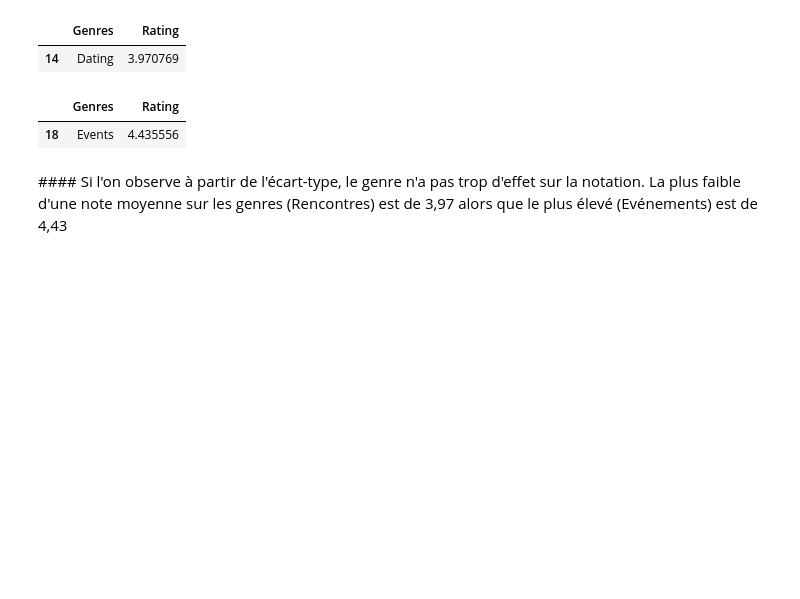
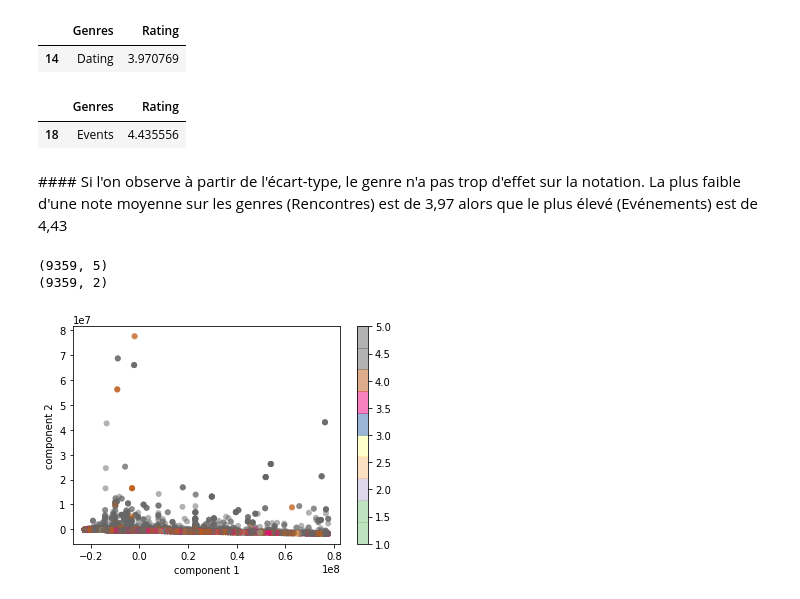
Before and after one commit to samirLazzali/androidAppEDA, a Jupyter notebook: androidAppEDA.ipynb, the cells around one changed output. Saved outputs shown, nothing was run; the diff lists cells and outputs as text; code cells hidden in the pictures; blank space fills up the shorter version.

```diff
--- a/androidAppEDA.ipynb
+++ b/androidAppEDA.ipynb
@@ -519,3 +521,21 @@ data[['Genres', 'Rating']].groupby(['Genres'], as_index=False).mean().sort_value
 | 18 | Events | 4.435556 |
 # %% [markdown]
 #### Si l'on observe à partir de l'écart-type, le genre n'a pas trop d'effet sur la notation. La plus faible d'une note moyenne sur les genres (Rencontres) est de 3,97 alors que le plus élevé (Evénements) est de 4,43
+# %%
+from sklearn.decomposition import PCA
+data_num=data.filter(['Rating','Reviews','Size','Installs','Price'],axis=1)
+pca = PCA(n_components=2)
+pca.fit(data_num)
+projected = pca.fit_transform(data_num)
+print(data_num.shape)
+print(projected.shape)
+plt.scatter(projected[:, 0], projected[:, 1],
+            c=data_num.Rating, edgecolor='none', alpha=0.5,
+            cmap=plt.cm.get_cmap('Accent', 10))
+plt.xlabel('component 1')
+plt.ylabel('component 2')
+plt.colorbar();
+# %% [output]
+(9359, 5)
+(9359, 2)
+[figure, added]
```
Also changed, not shown: parts of 4 cells of this notebook.
